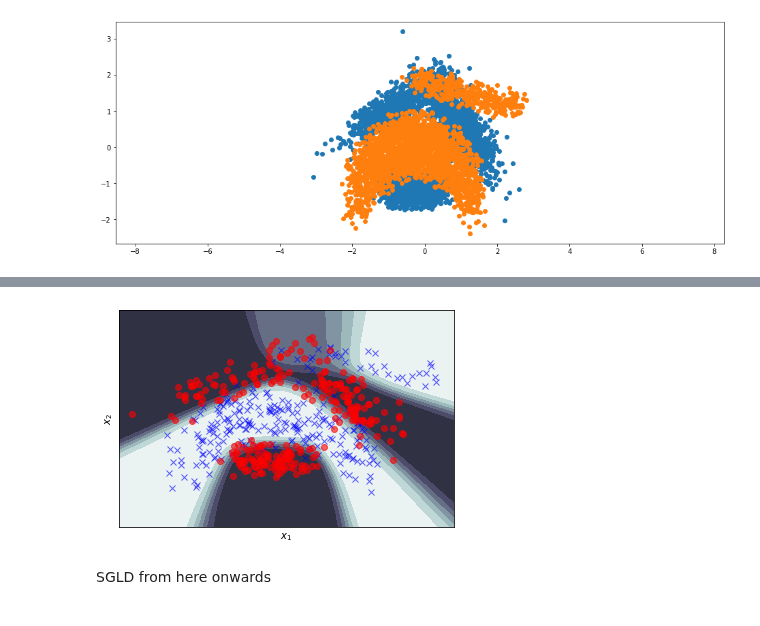
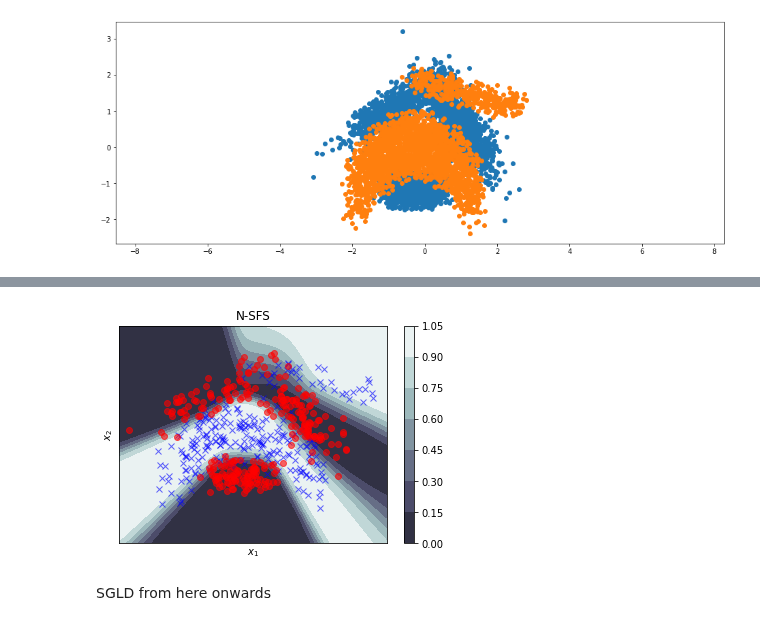
Before and after one commit to franciscovargas/ControlledFollmerDrift, a Jupyter notebook: notebooks/Banana Classification.ipynb, the cells around one changed output, grey strips where cells are left out. Drawn from its saved outputs; the diff is of its cells as text; code cells hidden in the pictures.

Commit message:
Banana with proper SGLD and SGD + contour plot with average

```diff
--- a/notebooks/Banana Classification.ipynb
+++ b/notebooks/Banana Classification.ipynb
@@ -153,2 +165,5 @@ param_batch_size = 32
 # %%
-sde, losses = train(gamma, n_epochs, data_batch_size, param_batch_size, dt=0.05, stl=False)
+for i in range(num_exp):
+    sde, losses = train(gamma, n_epochs, data_batch_size, param_batch_size, dt=0.05, stl=False)
+    torch.save(sde.state_dict(), f"{weights_path}weights-{i}.pt")
+torch.cuda.empty_cache()
@@ -160,6 +170,7 @@ plt.plot(losses.flatten())
 # %%
 def evaluate(param_samples):
     dataloader_test = DataLoader(test_data, shuffle=False, batch_size=data_batch_size, num_workers=0)
+    # dataloader_test = DataLoader(train_data, shuffle=False, batch_size=data_batch_size, num_workers=0)
 
     all_predictions = []
     all_confidences = []
@@ -182,10 +193,13 @@ def evaluate(param_samples):
             all_confidences.append(confidences)
 
             all_logps.append(torch.mean(log_likelihood_batch(x, y, param_samples)))
+        del x
+        del y
 
     all_predictions = torch.hstack(all_predictions).cpu().numpy()
     all_confidences = torch.hstack(all_confidences).cpu().numpy()
     true_labels = y_test.cpu().numpy()
+    # true_labels = y_train.cpu().numpy()
 
     accuracy = np.mean(all_predictions == true_labels)
     ece = ECE(all_confidences, all_predictions, true_labels)
@@ -231,7 +266,11 @@ SBP_df.describe()
+# %%
+with open(f"{results_path}cfollmer.txt", "w") as f:
+    f.write(str(SBP_df.describe()))
+# with open(f"{results_path}cfollmer_train.txt", "w") as f:
 # %%
 import matplotlib.colors as colors
 
-def plt_contour(params, name):
+def plt_contour(params, name, title):
     plt.clf()
 
     plt.plot(x_test[y_test==1, 0].cpu().numpy(), x_test[y_test==1, 1].cpu().numpy(), 'bx', alpha=0.6)
@@ -248,13 +287,19 @@ def plt_contour(params, name):
 
     predict_func = lambda params_lambda : func_model(functional.get_params_from_array(params_lambda, size_list), X_test_2_tt)
     predict_func = functorch.vmap(predict_func)
-    out = F.softmax(predict_func(params), dim=-1)
-    out = torch.mean(out, dim=0)
-    p_max, class_max = torch.max(out, dim=1)
-    p_min, class_min = torch.min(out, dim=1)
 
-    p_test = (p_max * class_max + p_min * class_min).detach().cpu().numpy()
+    p_test = None
+    for i in range(params.shape[0]):
+        out = F.softmax(predict_func(torch.tensor(params[i]).to(device)), dim=-1)
+        out = torch.mean(out, dim=0)
+        p_max, class_max = torch.max(out, dim=1)
+        p_min, class_min = torch.min(out, dim=1)
 
+        if p_test is None:
+            p_test = (p_max * class_max + p_min * class_min).detach().cpu().numpy()
+        else:
+            p_test += (p_max * class_max + p_min * class_min).detach().cpu().numpy()
+    p_test /= params.shape[0]
 
     P = np.reshape(p_test, X1.shape)
     CS = plt.contourf(X1, X2, P, cmap="bone", norm=colors.Normalize(vmin=-0.2))
@@ -264,11 +309,13 @@ def plt_contour(params, name):
     frame1.axes.get_yaxis().set_ticks([])
     plt.xlabel("$x_1$")
     plt.ylabel("$x_2$")
-    plt.savefig(f"{name}.pdf")
+    plt.colorbar()
+    plt.title(title)
+    plt.savefig(f"{results_path}{name}.pdf")
 # %%
-plt_contour(param_samples, "banana_cfollmer")
+plt_contour(params_all, "banana_cfollmer", "N-SFS")
 # %% [output]
-[figure, old version]
+[figure, new version]
 # %% [markdown]
 SGLD from here onwards
 # %%
```
Also changed, not shown: parts of 19 cells of this notebook, 1 other file.
